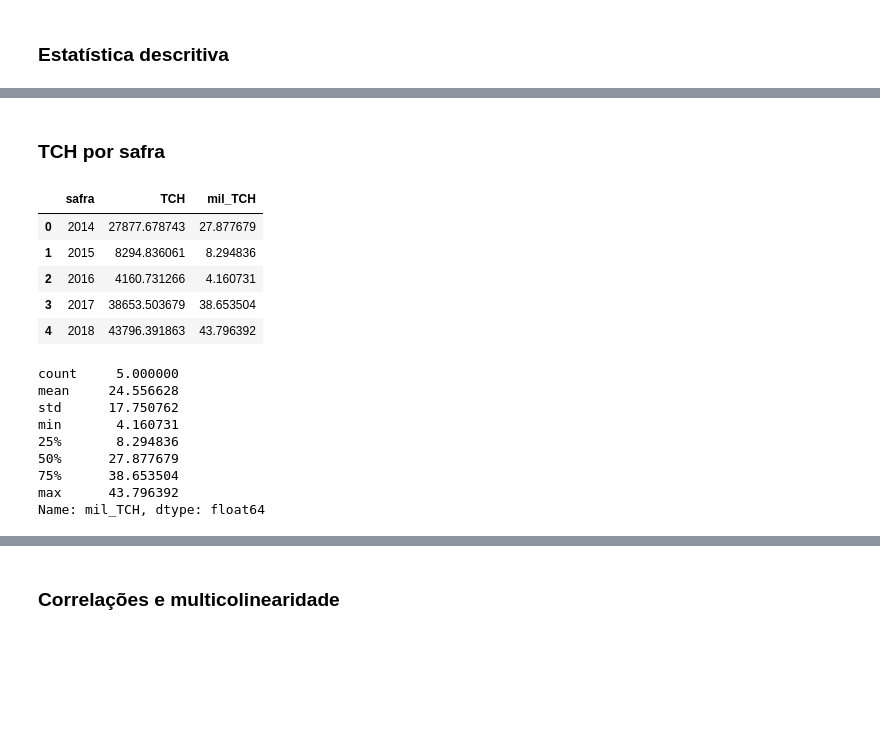
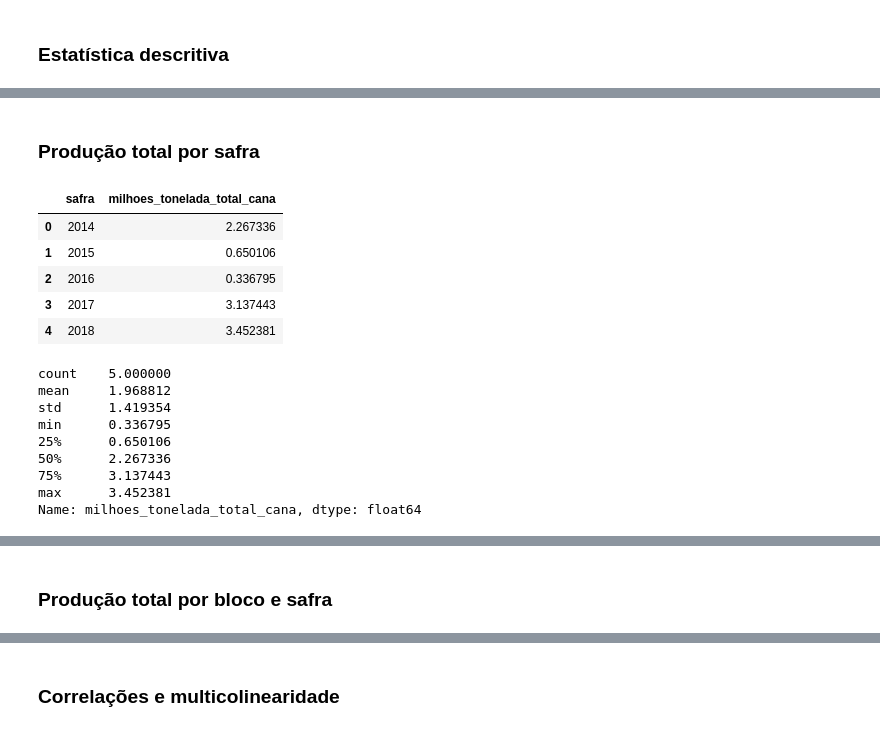
Before and after one commit to victorpecine/teste_ubirata, a Jupyter notebook: teste_ubirata.ipynb, the cells around one changed output, grey strips where cells are left out. Cells and saved outputs as stored; diff of their text form; code cells hidden in the pictures; blank space fills up the shorter version.

Commit message:
analise producao total

```diff
--- a/teste_ubirata.ipynb
+++ b/teste_ubirata.ipynb
@@ -151,3 +169,7 @@ df[(df.isnull().any(axis=1)) &
 ## 2014 a 2018
 # %%
 df_2014_2018 = df[df['safra'] != 2019].copy()
+# %%
+df_2014_2018['mil_tonelada_total_cana'] = df_2014_2018['area'] * df_2014_2018['TCH'] / 1000
+
+df_2014_2018[['mil_tonelada_total_cana', 'area', 'TCH']]
@@ -245,32 +356,31 @@ df_2014_2018[df_2014_2018['TCH'] == df_2014_2018['TCH'].max()].transpose()
 # %% [markdown]
-### TCH por safra
+### Produção total por safra
 # %%
-df_safra_tch = pd.DataFrame(df_2014_2018.groupby('safra')['TCH'].sum())
+df_safra_tch = pd.DataFrame(df_2014_2018.groupby('safra')[['TCH', 'mil_tonelada_total_cana']].sum())
 
 df_safra_tch.reset_index(drop=False, inplace=True)
+df_safra_tch['milhoes_tonelada_total_cana'] = df_safra_tch['mil_tonelada_total_cana'] / 1000
 
-df_safra_tch = df_safra_tch[df_safra_tch['safra'] != 2019]
-
-df_safra_tch['mil_TCH'] = df_safra_tch['TCH'] / 1000
+df_safra_tch.drop(columns=['TCH', 'mil_tonelada_total_cana'], inplace=True)
 
 df_safra_tch
 # %% [output]
-|  | safra | TCH | mil_TCH |
-| 0 | 2014 | 27877.678743 | 27.877679 |
-| 1 | 2015 | 8294.836061 | 8.294836 |
-| 2 | 2016 | 4160.731266 | 4.160731 |
-| 3 | 2017 | 38653.503679 | 38.653504 |
-| 4 | 2018 | 43796.391863 | 43.796392 |
+|  | safra | milhoes_tonelada_total_cana |
+| 0 | 2014 | 2.267336 |
+| 1 | 2015 | 0.650106 |
+| 2 | 2016 | 0.336795 |
+| 3 | 2017 | 3.137443 |
+| 4 | 2018 | 3.452381 |
 # %%
-df_safra_tch['mil_TCH'].describe()
+df_safra_tch['milhoes_tonelada_total_cana'].describe()
 # %% [output]
-count     5.000000
-mean     24.556628
-std      17.750762
-min       4.160731
-25%       8.294836
-50%      27.877679
-75%      38.653504
-max      43.796392
-Name: mil_TCH, dtype: float64
+count    5.000000
+mean     1.968812
+std      1.419354
+min      0.336795
+25%      0.650106
+50%      2.267336
+75%      3.137443
+max      3.452381
+Name: milhoes_tonelada_total_cana, dtype: float64
 # %%
@@ -302,2 +412,4 @@ fig.update_traces(marker={'size': 12}, textposition='top center')
 # %% [output]
 [interactive output not drawn]
+# %% [markdown]
+### Produção total por bloco e safra
```
Also changed, not shown: parts of 43 cells of this notebook.
